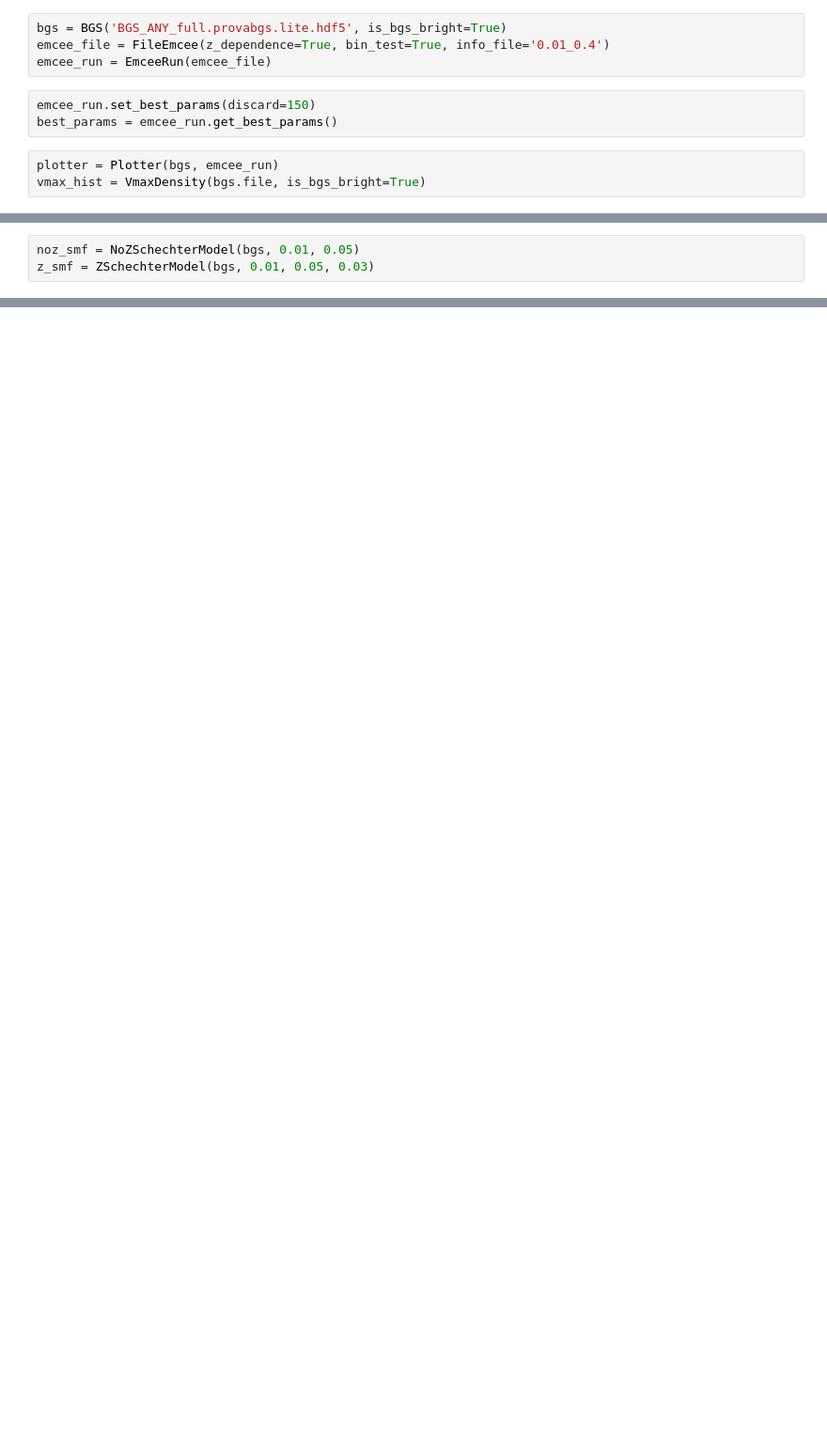
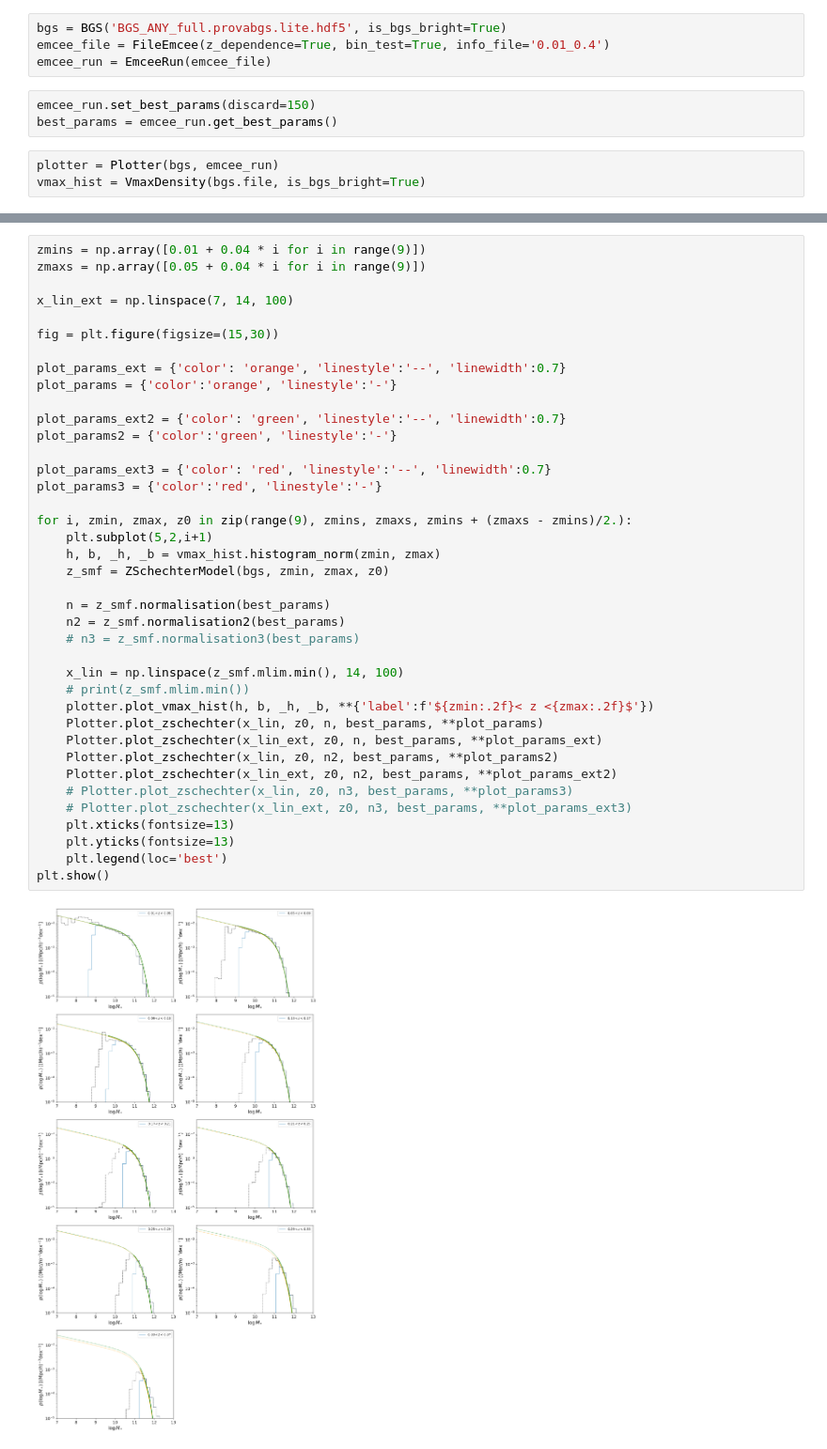
Before and after one commit to fedehope/zSMF, a Jupyter notebook: nb/test.ipynb, the cells around one changed output, grey strips where cells are left out. Shown at 94% size. Cells and saved outputs as stored; diff of their text form; blank space fills up the shorter version.

```diff
--- a/nb/test.ipynb
+++ b/nb/test.ipynb
@@ -114,3 +24,0 @@ plotter = Plotter(bgs, emcee_run)
-# %%
-noz_smf = NoZSchechterModel(bgs, 0.01, 0.05)
-z_smf = ZSchechterModel(bgs, 0.01, 0.05, 0.03)
@@ -143,0 +80,41 @@ smf.log_likelihood(10.5, -1)
+# %%
+zmins = np.array([0.01 + 0.04 * i for i in range(9)])
+zmaxs = np.array([0.05 + 0.04 * i for i in range(9)])
+
+x_lin_ext = np.linspace(7, 14, 100)
+
+fig = plt.figure(figsize=(15,30))
+
+plot_params_ext = {'color': 'orange', 'linestyle':'--', 'linewidth':0.7}
+plot_params = {'color':'orange', 'linestyle':'-'}
+
+plot_params_ext2 = {'color': 'green', 'linestyle':'--', 'linewidth':0.7}
+plot_params2 = {'color':'green', 'linestyle':'-'}
+
+plot_params_ext3 = {'color': 'red', 'linestyle':'--', 'linewidth':0.7}
+plot_params3 = {'color':'red', 'linestyle':'-'}
+
+for i, zmin, zmax, z0 in zip(range(9), zmins, zmaxs, zmins + (zmaxs - zmins)/2.):
+    plt.subplot(5,2,i+1)
+    h, b, _h, _b = vmax_hist.histogram_norm(zmin, zmax)
+    z_smf = ZSchechterModel(bgs, zmin, zmax, z0)
+
+    n = z_smf.normalisation(best_params)
+    n2 = z_smf.normalisation2(best_params)
+    # n3 = z_smf.normalisation3(best_params)
+
+    x_lin = np.linspace(z_smf.mlim.min(), 14, 100)
+    # print(z_smf.mlim.min())
+    plotter.plot_vmax_hist(h, b, _h, _b, **{'label':f'${zmin:.2f}< z <{zmax:.2f}$'})
+    Plotter.plot_zschechter(x_lin, z0, n, best_params, **plot_params)
+    Plotter.plot_zschechter(x_lin_ext, z0, n, best_params, **plot_params_ext)
+    Plotter.plot_zschechter(x_lin, z0, n2, best_params, **plot_params2)
+    Plotter.plot_zschechter(x_lin_ext, z0, n2, best_params, **plot_params_ext2)
+    # Plotter.plot_zschechter(x_lin, z0, n3, best_params, **plot_params3)
+    # Plotter.plot_zschechter(x_lin_ext, z0, n3, best_params, **plot_params_ext3)
+    plt.xticks(fontsize=13)
+    plt.yticks(fontsize=13)
+    plt.legend(loc='best')
+plt.show()
+# %% [output]
+[figure, added]
```
Also changed, not shown: parts of 48 cells of this notebook.
